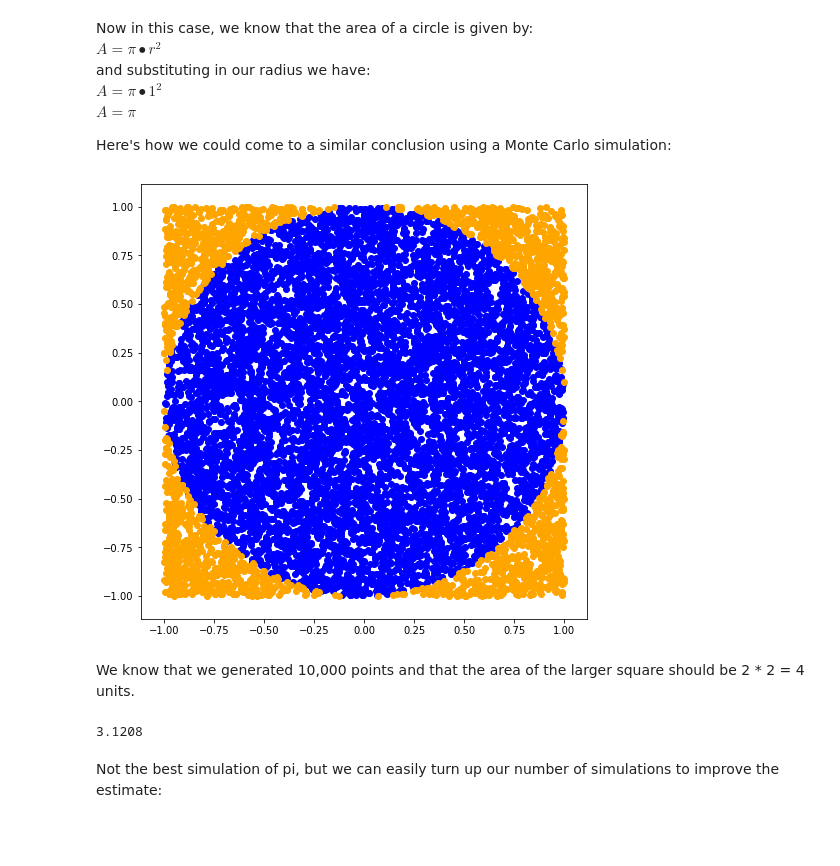
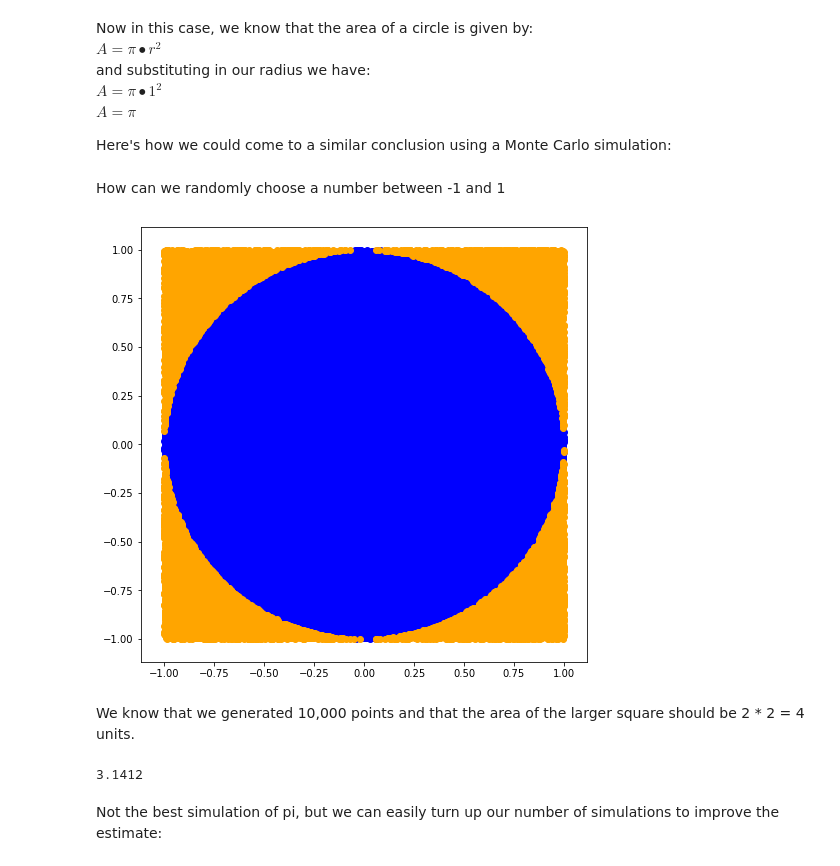
Before and after one commit to learn-co-students/dc-ds-010620, a Jupyter notebook: module-3/day-8-1-Resampling/monte_carlo_1118.ipynb, the cells around one changed output. Drawn from its saved outputs; the diff is of its cells as text; code cells hidden in the pictures; blank space fills up the shorter version.

```diff
--- a/module-3/day-8-1-Resampling/monte_carlo_1118.ipynb
+++ b/module-3/day-8-1-Resampling/monte_carlo_1118.ipynb
@@ -37,5 +37,7 @@ $A = \pi \bullet 1^2$
 $A = \pi$
 
 Here's how we could come to a similar conclusion using a Monte Carlo simulation:
+# %% [markdown]
+How can we randomly choose a number between -1 and 1
 # %%
 import numpy as np
@@ -42,29 +46,29 @@ import numpy as np
 # %%
 # 1. Generate random points
-n_points = 10**4
+n_points = 10**5
 x = np.random.uniform(low=-1, high=1, size=n_points)
 y = np.random.uniform(low=-1, high=1, size=n_points)
 
 inside = {'x':[], 'y':[]}
 outside = {'x':[], 'y':[]}
 
 # 2. Determine if the point is inside or outside our circle
 count = 0
 for x, y in list(zip(x, y)):
     if x**2 + y**2 <= 1:
         inside['x'] = inside['x'] + [x]
         inside['y'] = inside['y'] + [y]
     else:
         outside['x'] = outside['x']  + [x]
         outside['y'] = outside['y']  + [y]
 
 # 3. Use these sample points to estimate our circle area
 plt.figure(figsize=(8,8))
 plt.scatter(inside['x'], inside['y'], c='blue')
 plt.scatter(outside['x'], outside['y'], c='orange')
 plt.show()
 # %% [output]
-[figure, old version]
+[figure, new version]
 # %% [markdown]
 We know that we generated 10,000 points and that the area of the larger square should be 2 * 2 = 4 units.
 # %%
@@ -75,7 +79,7 @@ total_area = 4
 area_inside = frac_inside * total_area
 print(area_inside)
 # %% [output]
-3.1208
+3.1412
 # %% [markdown]
 Not the best simulation of pi, but we can easily turn up our number of simulations to improve the estimate:
 # %% [markdown]
```
Also changed, not shown: parts of 1 cell of this notebook, 3 other files.
